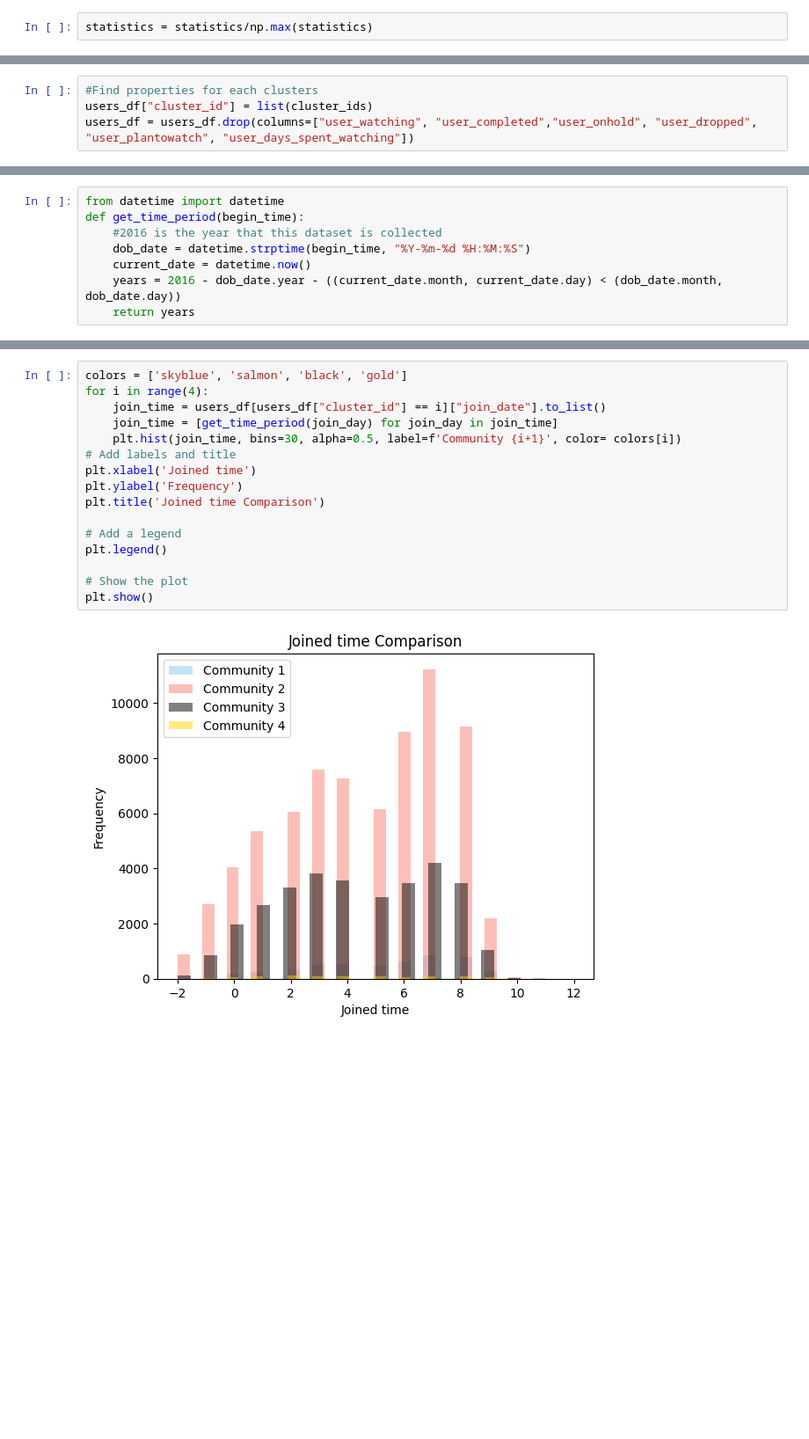
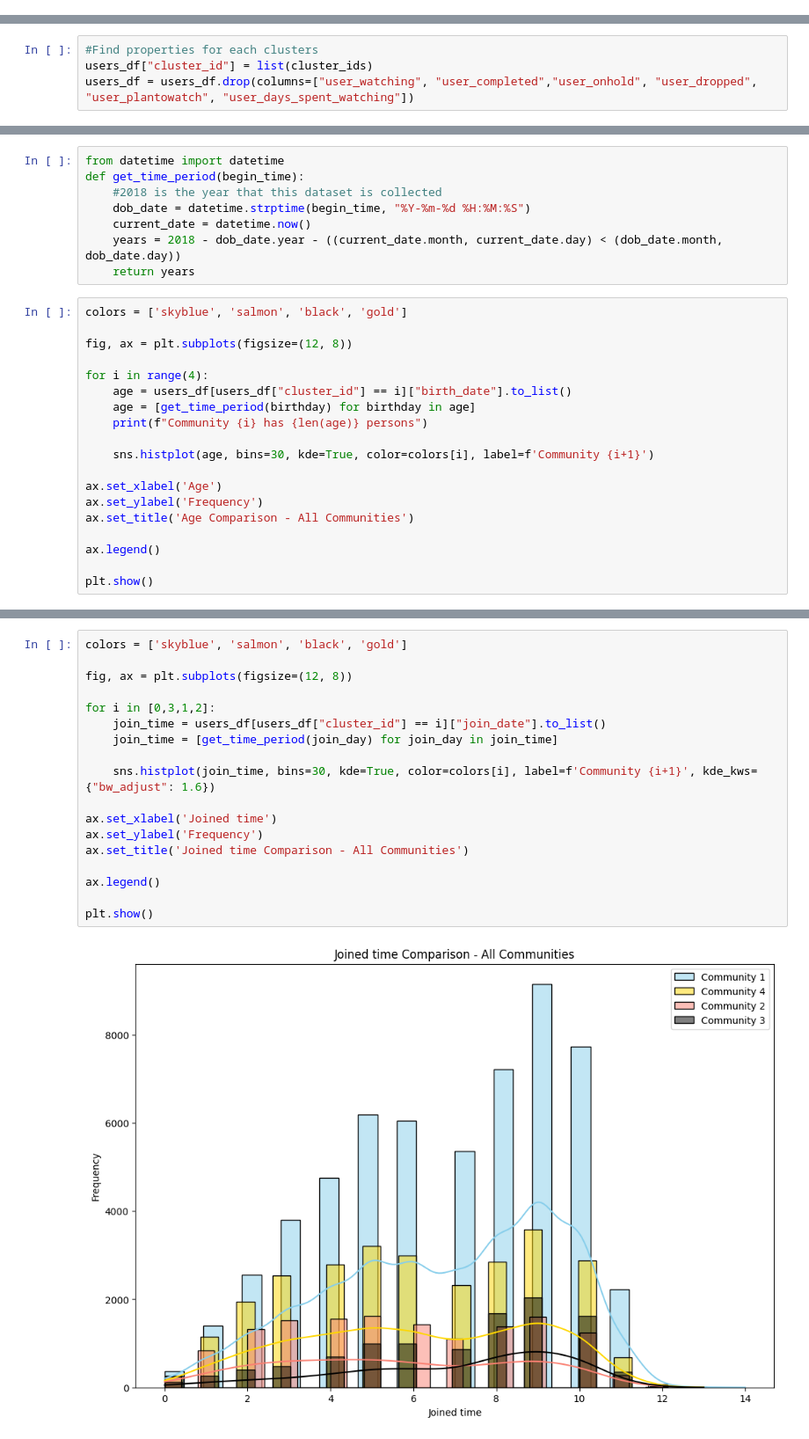
Before and after one commit to VietAnhNguyen20/M2_DM_Anime, a Jupyter notebook: user_clusterings.ipynb, the cells around one changed output, grey strips where cells are left out. Shown: that part at 88% size. Drawn from its saved outputs; the diff is of its cells as text; blank space fills up the shorter version.

Commit message:
Better plot for plot

```diff
--- a/user_clusterings.ipynb
+++ b/user_clusterings.ipynb
@@ -41,2 +41,0 @@ array([[3.000e+00, 4.900e+01, 1.000e+00, ..., 7.430e+00, 0.000e+00,
-# %%
-statistics = statistics/np.max(statistics)
@@ -144,8 +139,27 @@ plt.show()
 # %%
 from datetime import datetime
 def get_time_period(begin_time):
-    #2016 is the year that this dataset is collected
+    #2018 is the year that this dataset is collected
     dob_date = datetime.strptime(begin_time, "%Y-%m-%d %H:%M:%S")
     current_date = datetime.now()
-    years = 2016 - dob_date.year - ((current_date.month, current_date.day) < (dob_date.month, dob_date.day))
+    years = 2018 - dob_date.year - ((current_date.month, current_date.day) < (dob_date.month, dob_date.day))
     return years
+# %%
+colors = ['skyblue', 'salmon', 'black', 'gold']
+
+fig, ax = plt.subplots(figsize=(12, 8))
+
+for i in range(4):
+    age = users_df[users_df["cluster_id"] == i]["birth_date"].to_list()
+    age = [get_time_period(birthday) for birthday in age]
+    print(f"Community {i} has {len(age)} persons")
+
+    sns.histplot(age, bins=30, kde=True, color=colors[i], label=f'Community {i+1}')
+
+ax.set_xlabel('Age')
+ax.set_ylabel('Frequency')
+ax.set_title('Age Comparison - All Communities')
+
+ax.legend()
+
+plt.show()
@@ -152,18 +172,20 @@ def get_time_period(begin_time):
 # %%
 colors = ['skyblue', 'salmon', 'black', 'gold']
-for i in range(4):
+
+fig, ax = plt.subplots(figsize=(12, 8))
+
+for i in [0,3,1,2]:
     join_time = users_df[users_df["cluster_id"] == i]["join_date"].to_list()
     join_time = [get_time_period(join_day) for join_day in join_time]
-    plt.hist(join_time, bins=30, alpha=0.5, label=f'Community {i+1}', color= colors[i])
-# Add labels and title
-plt.xlabel('Joined time')
-plt.ylabel('Frequency')
-plt.title('Joined time Comparison')
 
-# Add a legend
-plt.legend()
+    sns.histplot(join_time, bins=30, kde=True, color=colors[i], label=f'Community {i+1}', kde_kws={"bw_adjust": 1.6})
 
-# Show the plot
+ax.set_xlabel('Joined time')
+ax.set_ylabel('Frequency')
+ax.set_title('Joined time Comparison - All Communities')
+
+ax.legend()
+
 plt.show()
 # %% [output]
-[figure, old version]
+[figure, new version]
```
Also changed, not shown: parts of 11 cells of this notebook, 1 other file.
